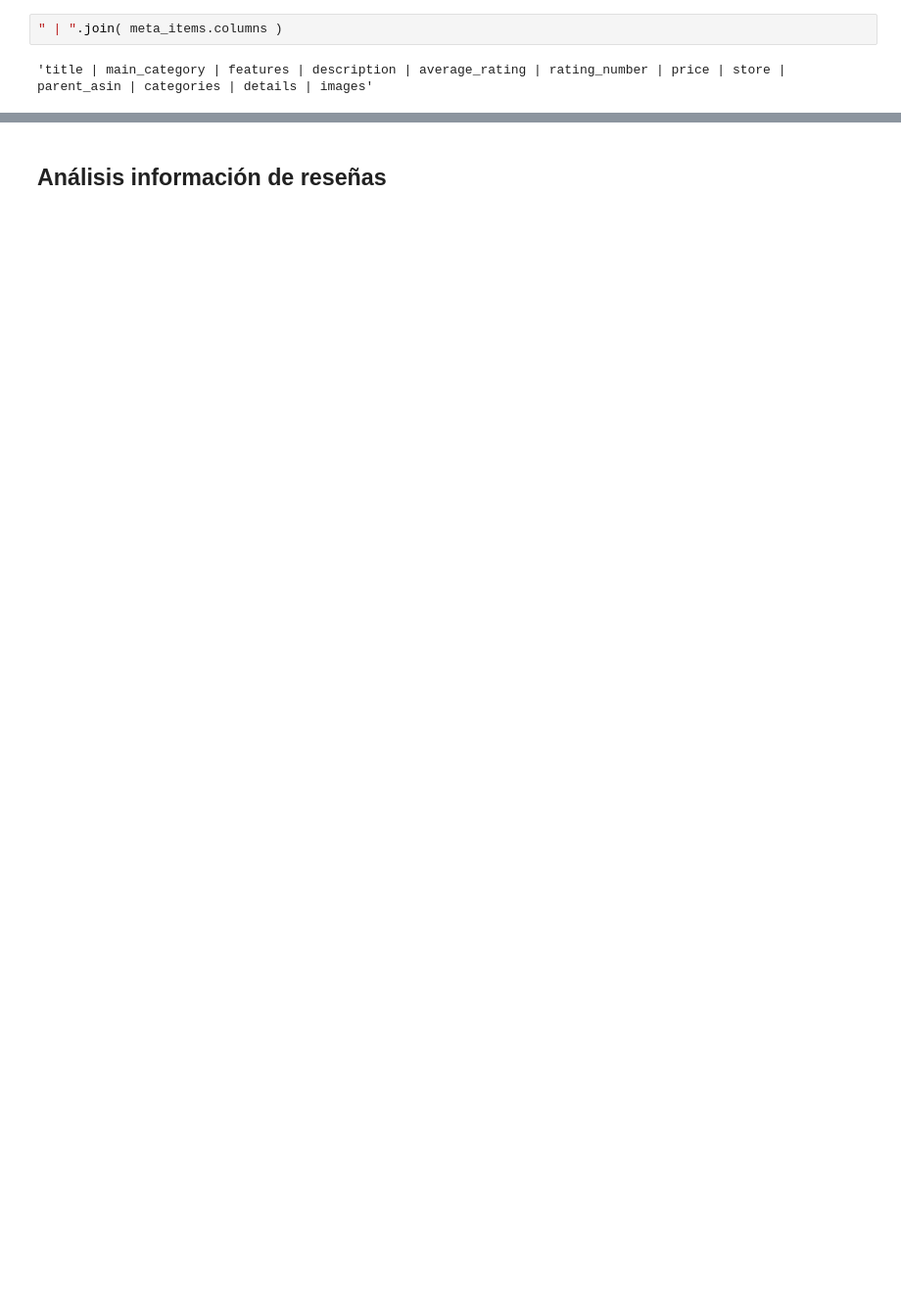
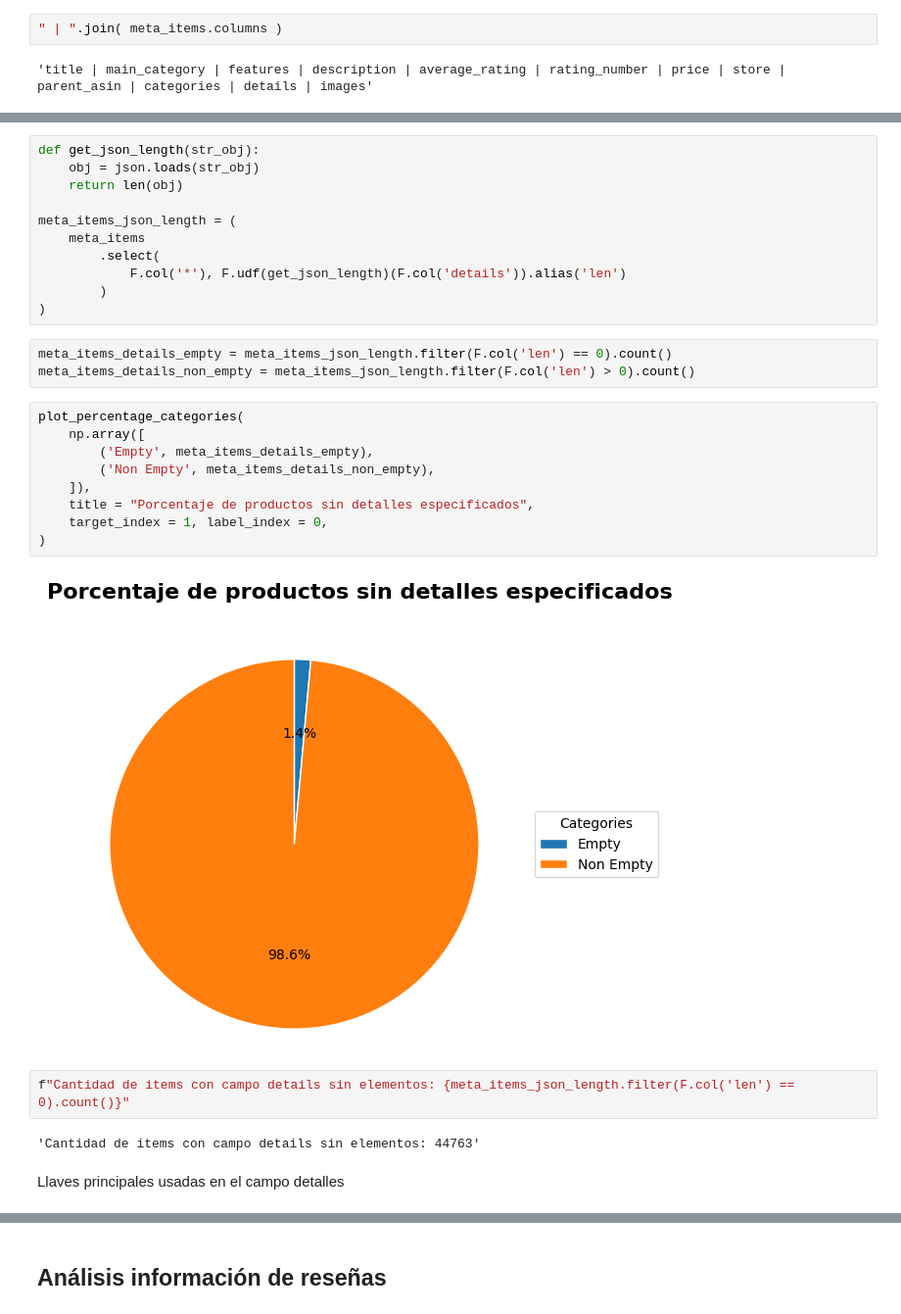
Before and after one commit to UIdealist/products-viability-analysis, a Jupyter notebook: src/silver/quality_analysis.ipynb, the cells around one changed output, grey strips where cells are left out. Shown at 98% size. Saved outputs shown, nothing was run; the diff lists cells and outputs as text; blank space fills up the shorter version.

```diff
--- a/src/silver/quality_analysis.ipynb
+++ b/src/silver/quality_analysis.ipynb
@@ -150,0 +159,31 @@ plot_percentage_matrix_focus_category(
+# %%
+def get_json_length(str_obj):
+    obj = json.loads(str_obj)
+    return len(obj)
+
+meta_items_json_length = (
+    meta_items
+        .select(
+            F.col('*'), F.udf(get_json_length)(F.col('details')).alias('len')
+        )
+)
+# %%
+meta_items_details_empty = meta_items_json_length.filter(F.col('len') == 0).count()
+meta_items_details_non_empty = meta_items_json_length.filter(F.col('len') > 0).count()
+# %%
+plot_percentage_categories(
+    np.array([
+        ('Empty', meta_items_details_empty),
+        ('Non Empty', meta_items_details_non_empty),
+    ]),
+    title = "Porcentaje de productos sin detalles especificados",
+    target_index = 1, label_index = 0,
+)
+# %% [output]
+[figure, added]
+# %%
+f"Cantidad de items con campo details sin elementos: {meta_items_json_length.filter(F.col('len') == 0).count()}"
+# %% [output]
+'Cantidad de items con campo details sin elementos: 44763'
+# %% [markdown]
+Llaves principales usadas en el campo detalles
```
Also changed, not shown: parts of 32 cells of this notebook, 4 other files.
